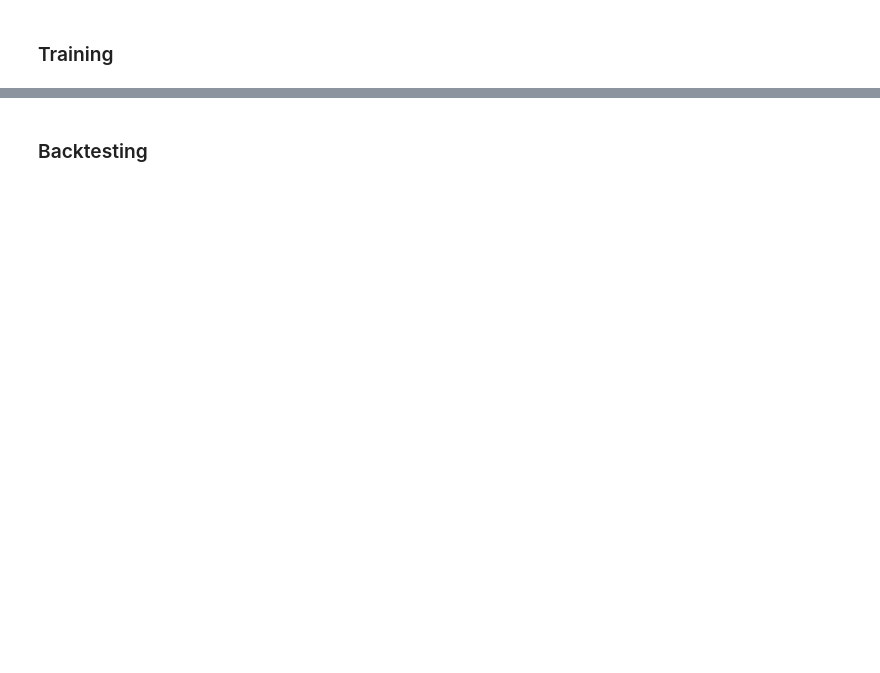
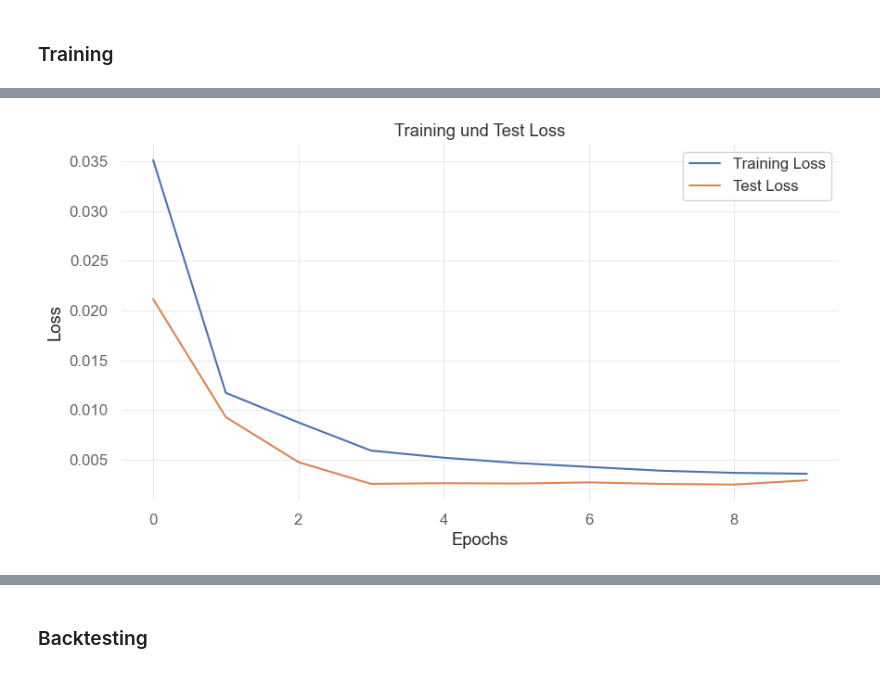
Before and after one commit to LeonAnthonyMenge/AKI-Trading-Model, a Jupyter notebook: Test4-Raw Material/Code/lstm.ipynb, the cells around one changed output, grey strips where cells are left out. Saved outputs shown, nothing was run; the diff lists cells and outputs as text; code cells hidden in the pictures; blank space fills up the shorter version.

Commit message:
Test4-update

```diff
--- a/Test4-Raw Material/Code/lstm.ipynb
+++ b/Test4-Raw Material/Code/lstm.ipynb
@@ -111,4 +99,4 @@ class FinanceDataset(Dataset):
 # Initialize model, loss function, optimizer
 net = Net(input_size, output_size, hidden_size, num_layers)
 criterion = nn.MSELoss()
-optimizer = optim.SGD(net.parameters(), lr=learning_rate)
+optimizer = optim.Adam(net.parameters(), lr=learning_rate)
@@ -115,4 +186,7 @@ optimizer = optim.SGD(net.parameters(), lr=learning_rate)
 # %%
 # Initialize dataset and dataloader
-dataset = FinanceDataset('../Data/train_dax_data.pkl', seq_size=seq_size)
-train_loader = DataLoader(dataset, batch_size=batch_size)
+dataset = FinanceDataset(scaled_train_inputs, scaled_train_labels, seq_size=seq_size)
+train_loader = DataLoader(dataset, batch_size=batch_size, shuffle=True)
+
+test_dataset = FinanceDataset(scaled_test_inputs, scaled_test_labels, seq_size=seq_size)
+test_loader = DataLoader(test_dataset, batch_size=batch_size, shuffle=True)
@@ -164,0 +195,87 @@ for epoch in range(num_epochs):
+# %%
+os.makedirs("../Models", exist_ok=True)
+
+# Modellpfad festlegen
+best_model_path = "../Models/best_model.pt"
+
+# Modell laden, falls es bereits existiert
+if os.path.exists(best_model_path):
+    net.load_state_dict(torch.load(best_model_path))
+    print(f"Modell erfolgreich geladen von {best_model_path}")
+
+# Parameter für Early Stopping und Modell-Speicherung
+patience = 8
+best_test_loss = float('inf')
+early_stopping_counter = 0
+
+losses = []
+test_loss_vals = []
+
+# Training loop mit Early Stopping
+for epoch in range(num_epochs):
+    net.train()
+    epoch_loss = 0
+    epoch_output = []
+    # Training
+    for inputs, labels in train_loader:
+        optimizer.zero_grad()
+        outputs = net(inputs)
+        epoch_output.append(outputs.detach().numpy())
+        loss = criterion(outputs.squeeze(-1), labels)
+        loss.backward()
+        optimizer.step()
+        epoch_loss += loss.item()
+
+    epoch_loss /= len(train_loader)
+    avg_train_loss = epoch_loss / len(train_loader)
+    losses.append(epoch_loss)
+
+    # Modell auswerten auf dem Testset
+    net.eval()
+    running_test_loss = 0
+    with torch.no_grad():
+        for inputs, labels in test_loader:
+            test_outputs = net(inputs)
+            test_loss = criterion(test_outputs.squeeze(-1), labels)
+            running_test_loss += test_loss.item()
+
+        avg_test_loss = running_test_loss / len(test_loader)
+        test_loss_vals.append(avg_test_loss)
+
+        # Check for Early Stopping und Speichern des besten Modells
+        if avg_test_loss < best_test_loss:
+            best_epoch = epoch
+            best_test_loss = avg_test_loss
+            torch.save(net.state_dict(), best_model_path)
+            print(f"Bestes Modell gespeichert mit Test Loss: {best_test_loss:.4f}")
+            early_stopping_counter = 0
+        else:
+            early_stopping_counter += 1
+
+        # Ausgabe der Verluste
+        print(f"Epoch {epoch + 1}/{num_epochs}, Train Loss: {avg_train_loss:.4f}, Test Loss: {avg_test_loss:.4f}")
+
+        # Early Stopping-Kriterium prüfen
+        if early_stopping_counter >= patience:
+            print(f"Early stopping nach {epoch + 1} Epochen. Test loss verbesserte sich nicht in den letzten {patience} Epochen.")
+            break
+    # print(f"Std Epoch Out: {np.std(epoch_output)}")
+    # print(f"Mean Epoch Out: {np.mean(epoch_output)}")
+
+# Plot der Trainings- und Testverluste
+plt.figure(figsize=(10, 5))
+plt.plot(losses, label='Training Loss')
+plt.plot(test_loss_vals, label='Test Loss')
+plt.xlabel('Epochs')
+plt.ylabel('Loss')
+plt.legend()
+plt.title('Training und Test Loss')
+plt.grid(True)
+plt.show()
+
+print(f"Training abgeschlossen. Bestes Modell gespeichert unter: {best_model_path}")
+print(f"Std Training Loss: {np.std(losses)}")
+print(f"Std Test Loss: {np.std(test_loss_vals)}")
+print(f"Min Training Loss: {np.min(losses)}")
+print(f"Min Test Loss: {np.min(test_loss_vals)}")
+# %% [output]
@@ -164,0 +298 @@ for epoch in range(num_epochs):
+[figure, added]
```
Also changed, not shown: parts of 24 cells of this notebook, 3 other files.
